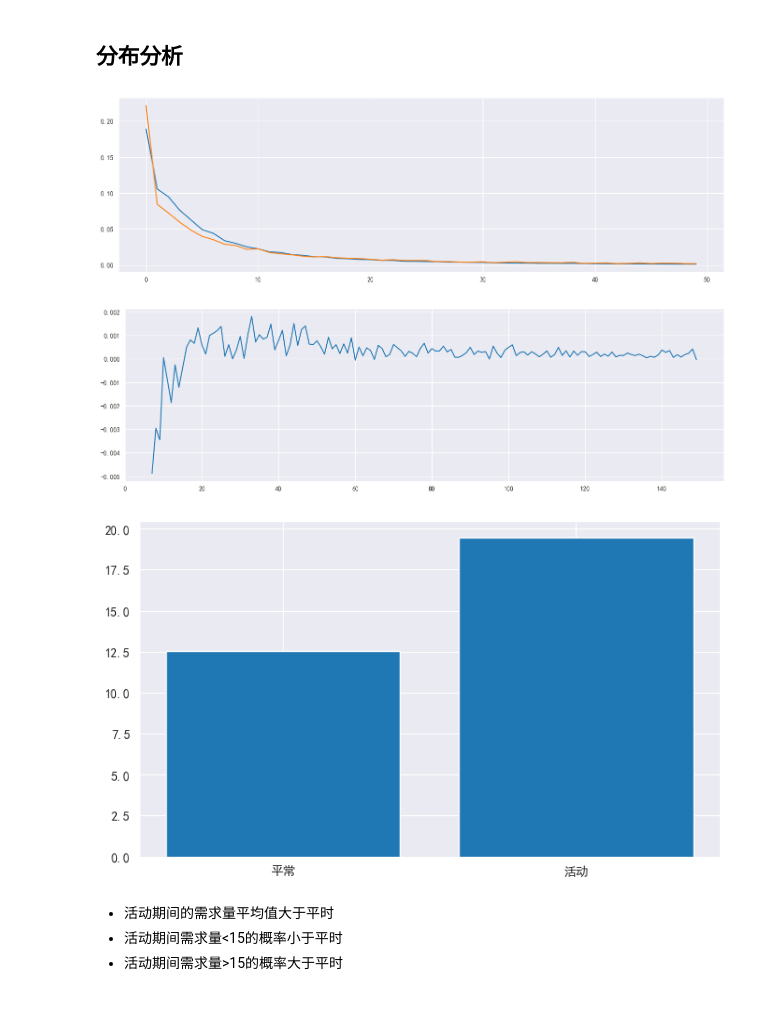
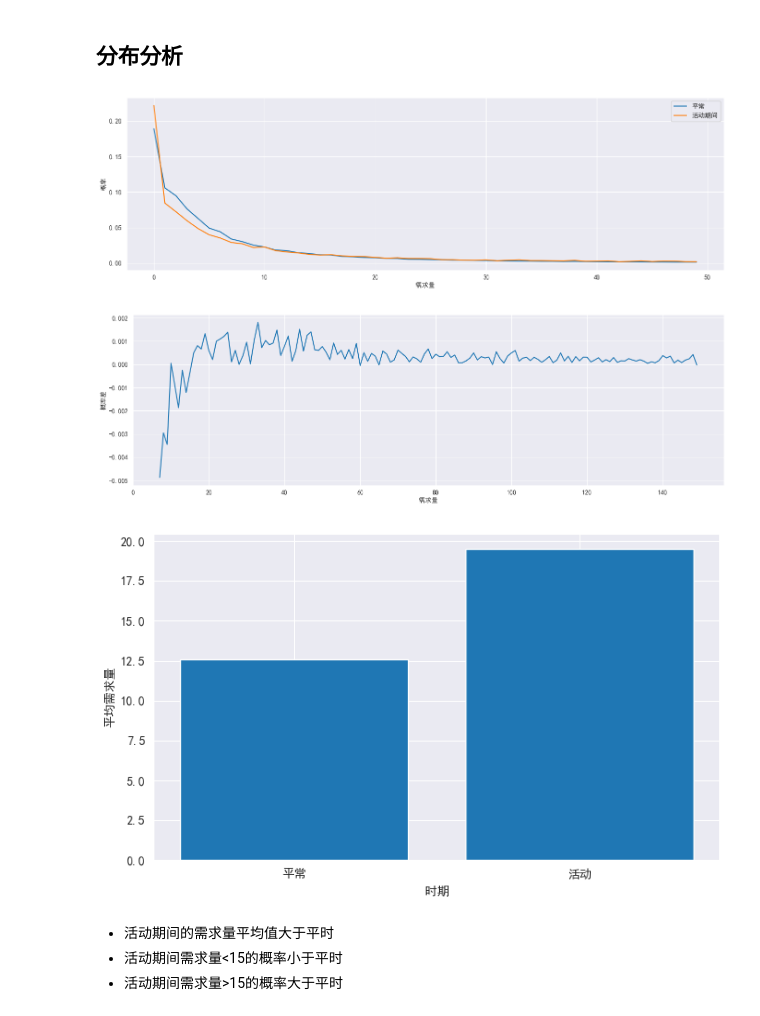
Before and after one commit to XDzzzzzZyq/MathorCup-2023-B, a Jupyter notebook: Ques3.ipynb, the cells around one changed output. Saved outputs shown, nothing was run; the diff lists cells and outputs as text; code cells hidden in the pictures.

```diff
--- a/Ques3.ipynb
+++ b/Ques3.ipynb
@@ -60,22 +60,29 @@ count2 = data_ev[["product_no","qty"]].groupby("qty").count()
 count2.columns = ["count"]
 count2 /= len(data_ev)
 
-plt.plot(count1[:50])
-plt.plot(count2[:50])
+plt.plot(count1[:50], label = "平常")
+plt.plot(count2[:50], label = "活动期间")
+plt.xlabel("需求量")
+plt.ylabel("概率")
 
 plt.subplots_adjust(left=0, right=2)
+plt.legend()
 plt.show()
 
 plt.plot(count2[7:150] - count1[7:150])
+plt.xlabel("需求量")
+plt.ylabel("概率差")
 plt.subplots_adjust(left=0, right=2)
 # %% [output]
-[figure, old version]
+[figure, new version]
-[figure, old version]
+[figure, new version]
 # %%
 plt.bar(["平常","活动"], [data["qty"].mean(), data_ev["qty"].mean()])
+plt.xlabel("时期")
+plt.ylabel("平均需求量")
 plt.subplots_adjust(left=0, right=1)
 # %% [output]
-[figure, old version]
+[figure, new version]
 # %% [markdown]
 - 活动期间的需求量平均值大于平时
 - 活动期间需求量<15的概率小于平时
```
Also changed, not shown: parts of 30 cells of this notebook.
